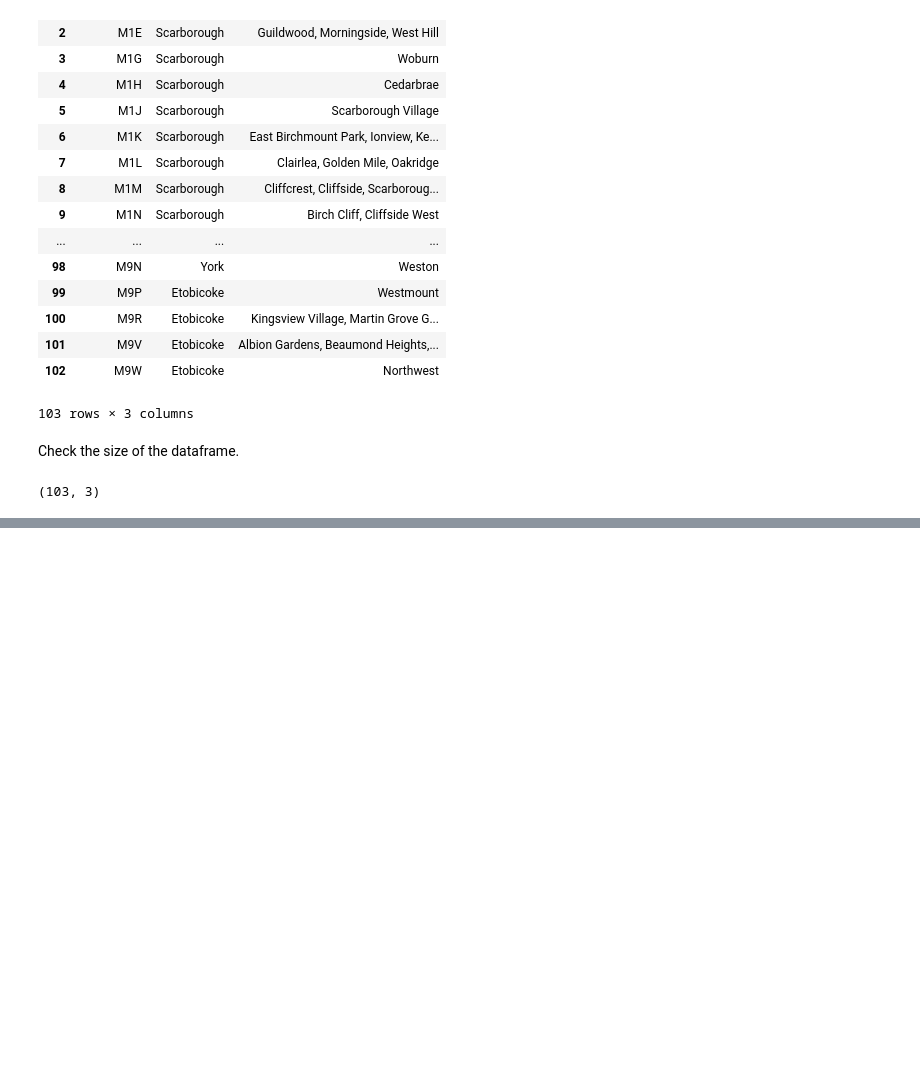
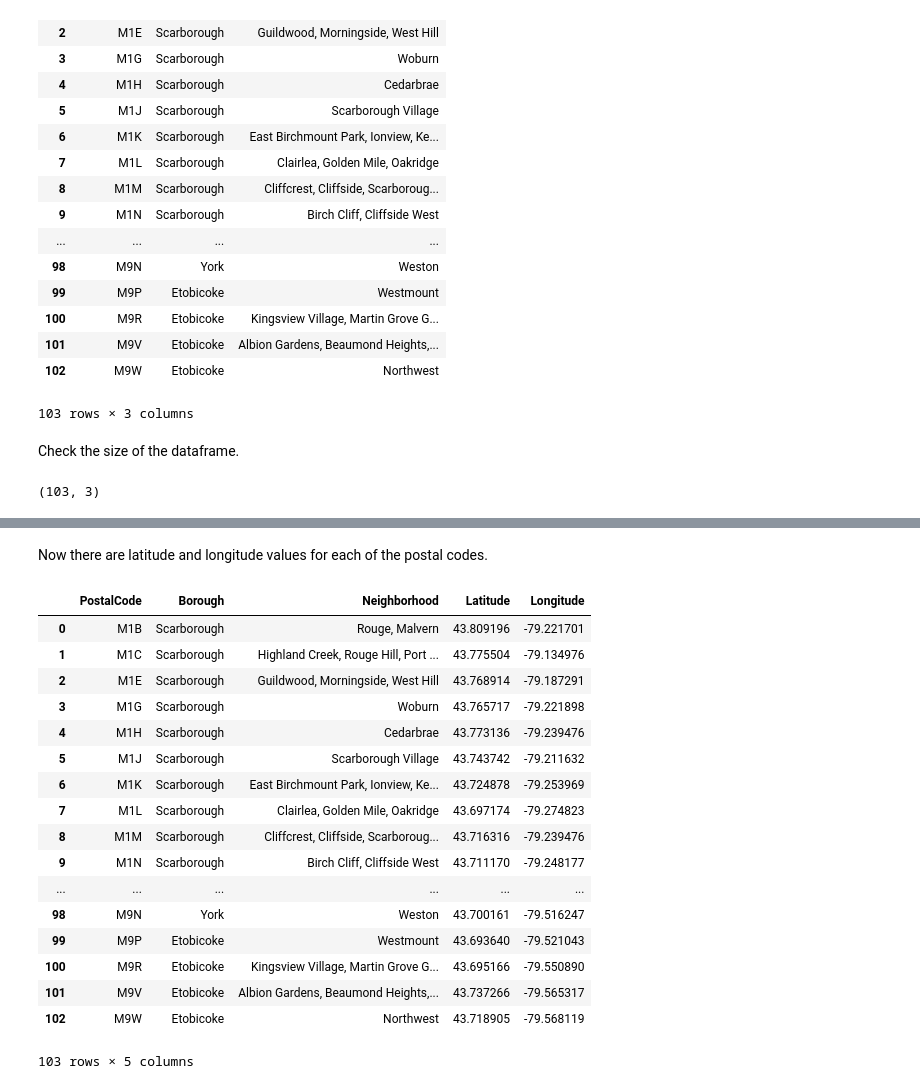
Before and after one commit to jeffreygdupree/Coursera_Capstone, a Jupyter notebook: Neighborhood Clustering in Toronto.ipynb, the cells around one changed output, grey strips where cells are left out. Drawn from its saved outputs; the diff is of its cells as text; code cells hidden in the pictures; blank space fills up the shorter version.

```diff
--- a/Neighborhood Clustering in Toronto.ipynb
+++ b/Neighborhood Clustering in Toronto.ipynb
@@ -87,0 +163,8 @@ df.shape
+# %%
+df_csv = pd.read_csv("https://cocl.us/Geospatial_data") #Import the csv as a dataframe.
+for i in range(0,df.shape[0]):
+    postalcode = df.PostalCode[i]
+    csv_row = df.loc[df_csv['Postal Code']==postalcode].index[0] #Select the row in the new dataframe with the postal code that matches the original dataframe.
+    if df.Latitude[i] == 0: #If the geocoding failed for this postal code, copy the lat/long from the new dataframe.
+        df.Latitude[i] = df_csv.Latitude[csv_row]
+        df.Longitude[i] = df_csv.Longitude[csv_row]
@@ -87,0 +178,23 @@ df.shape
+# %% [markdown]
+Now there are latitude and longitude values for each of the postal codes.
+# %%
+df
+# %% [output]
+|  | PostalCode | Borough | Neighborhood | Latitude | Longitude |
+| 0 | M1B | Scarborough | Rouge, Malvern | 43.809196 | -79.221701 |
+| 1 | M1C | Scarborough | Highland Creek, Rouge Hill, Port ... | 43.775504 | -79.134976 |
+| 2 | M1E | Scarborough | Guildwood, Morningside, West Hill | 43.768914 | -79.187291 |
+| 3 | M1G | Scarborough | Woburn | 43.765717 | -79.221898 |
+| 4 | M1H | Scarborough | Cedarbrae | 43.773136 | -79.239476 |
+| 5 | M1J | Scarborough | Scarborough Village | 43.743742 | -79.211632 |
+| 6 | M1K | Scarborough | East Birchmount Park, Ionview, Ke... | 43.724878 | -79.253969 |
+| 7 | M1L | Scarborough | Clairlea, Golden Mile, Oakridge | 43.697174 | -79.274823 |
+| 8 | M1M | Scarborough | Cliffcrest, Cliffside, Scarboroug... | 43.716316 | -79.239476 |
+| 9 | M1N | Scarborough | Birch Cliff, Cliffside West | 43.711170 | -79.248177 |
+| ... | ... | ... | ... | ... | ... |
+| 98 | M9N | York | Weston | 43.700161 | -79.516247 |
+| 99 | M9P | Etobicoke | Westmount | 43.693640 | -79.521043 |
+| 100 | M9R | Etobicoke | Kingsview Village, Martin Grove G... | 43.695166 | -79.550890 |
+| 101 | M9V | Etobicoke | Albion Gardens, Beaumond Heights,... | 43.737266 | -79.565317 |
+| 102 | M9W | Etobicoke | Northwest | 43.718905 | -79.568119 |
+103 rows × 5 columns
```
Also changed, not shown: parts of 6 cells of this notebook.
